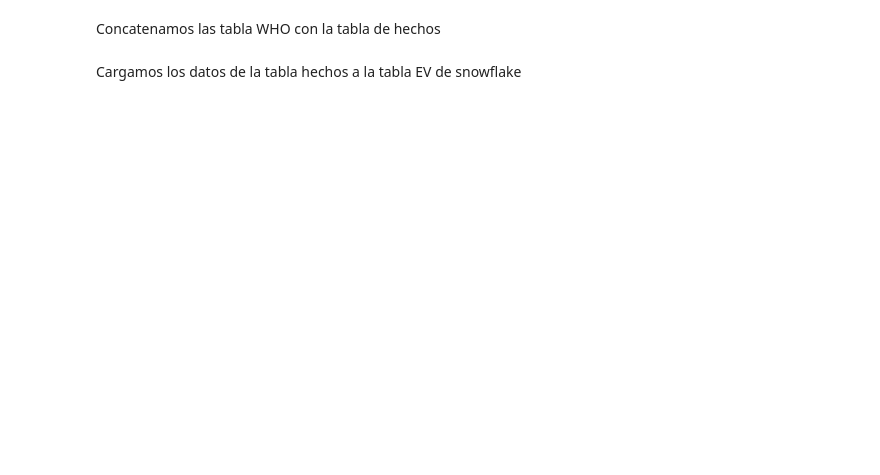
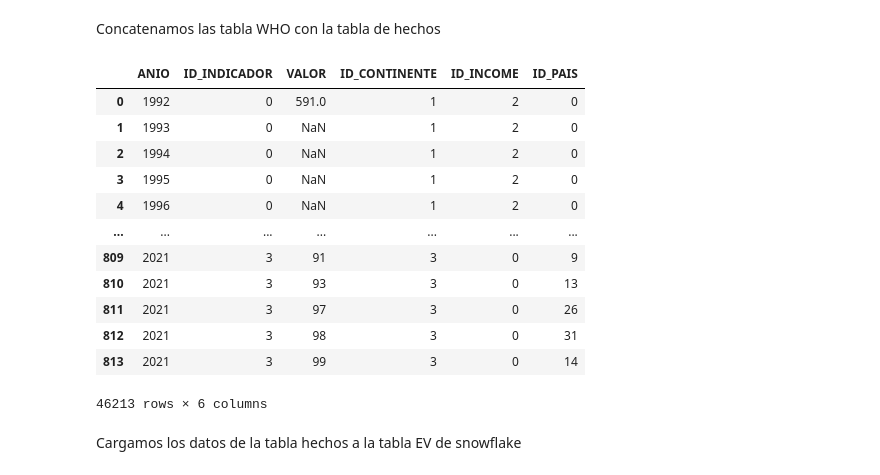
Before and after one commit to grupohenryds03/esperanza_vida, a Jupyter notebook: snowflake_DataLake.ipynb, the cells around one changed output. Cells and saved outputs as stored; diff of their text form; code cells hidden in the pictures; blank space fills up the shorter version.

```diff
--- a/snowflake_DataLake.ipynb
+++ b/snowflake_DataLake.ipynb
@@ -473,6 +673,22 @@ WHO.head()
 Concatenamos las tabla WHO con la tabla de hechos
 # %%
 hechos=pd.concat([hechos,WHO])
+# %%
+hechos
+# %% [output]
+|  | ANIO | ID_INDICADOR | VALOR | ID_CONTINENTE | ID_INCOME | ID_PAIS |
+| 0 | 1992 | 0 | 591.0 | 1 | 2 | 0 |
+| 1 | 1993 | 0 | NaN | 1 | 2 | 0 |
+| 2 | 1994 | 0 | NaN | 1 | 2 | 0 |
+| 3 | 1995 | 0 | NaN | 1 | 2 | 0 |
+| 4 | 1996 | 0 | NaN | 1 | 2 | 0 |
+| ... | ... | ... | ... | ... | ... | ... |
+| 809 | 2021 | 3 | 91 | 3 | 0 | 9 |
+| 810 | 2021 | 3 | 93 | 3 | 0 | 13 |
+| 811 | 2021 | 3 | 97 | 3 | 0 | 26 |
+| 812 | 2021 | 3 | 98 | 3 | 0 | 31 |
+| 813 | 2021 | 3 | 99 | 3 | 0 | 14 |
+46213 rows × 6 columns
 # %% [markdown]
 Cargamos los datos de la tabla hechos a la tabla EV de snowflake
 # %%
```
Also changed, not shown: parts of 79 cells of this notebook, 7 other files.
